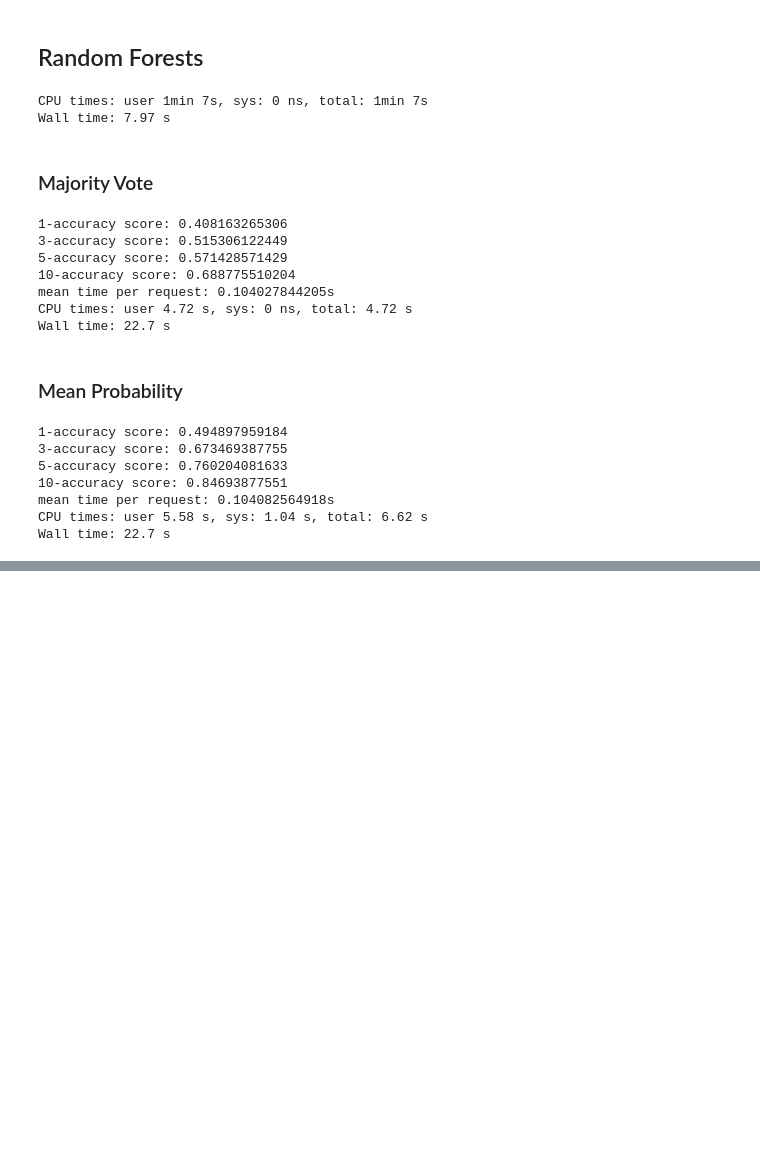
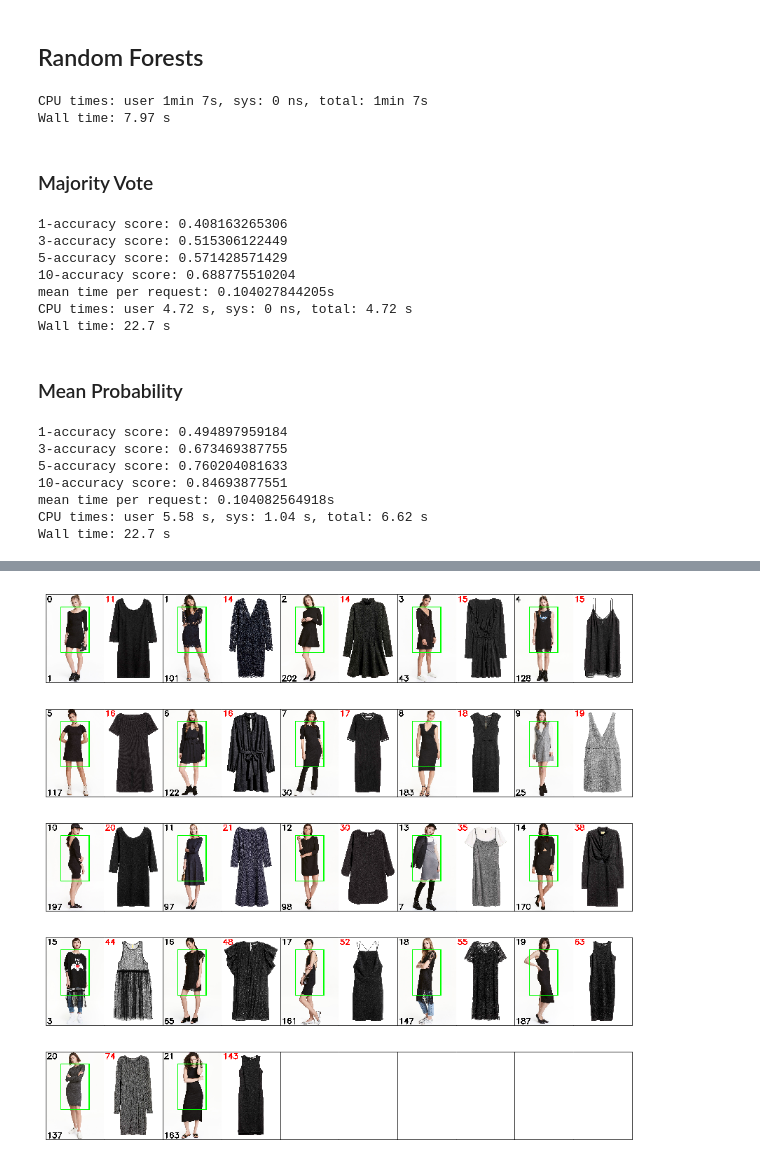
Before and after one commit to cosmo-sterin/dresscode, a Jupyter notebook: Results_DCNNs.ipynb, the cells around one changed output, grey strips where cells are left out. Drawn from its saved outputs; the diff is of its cells as text; code cells hidden in the pictures; blank space fills up the shorter version.

```diff
--- a/Results_DCNNs.ipynb
+++ b/Results_DCNNs.ipynb
@@ -596,0 +617,3 @@ Wall time: 22.7 s
+# %%
+errors_id_rank.sort(key=lambda x: x[1])
+print("sorted per retrieval rank:",errors_id_rank_best)
@@ -596,0 +631,7 @@ Wall time: 22.7 s
+# %%
+cat_error_per_id = {}
+for i,(id_,rank,best) in enumerate(errors_id_rank_best):
+    cat_error_per_id[id_] = dm.img_getter(cat_by_id[errors_id_rank[i][0]])
+quer_error_per_id = {}
+for i,(id_,rank,best) in enumerate(errors_id_rank_best):
+    quer_error_per_id[id_] = dm.img_getter(quer_by_id[errors_id_rank[i][0]])
@@ -596,0 +656,48 @@ Wall time: 22.7 s
+# %%
+fig = plt.figure(figsize=(15, 15))
+
+# gridspec inside gridspec
+outer_grid = gridspec.GridSpec(5, 5, wspace=0.0, hspace=0.0)
+for i in range(5*5):
+    inner_grid = gridspec.GridSpecFromSubplotSpec(1, 2, subplot_spec=outer_grid[i], wspace=0.0, hspace=0.0)
+
+    for j in range(2):
+        img = np.ones(img_cat_ex.shape)
+        if i < len(errors_id_rank):
+            if j == 0:
+                img = quer_error_per_id[errors_id_rank[i][0]]
+            if j == 1:
+                img = cat_error_per_id[errors_id_rank[i][0]]
+
+            img = img.copy()
+            if j == 1:
+                img = cv2.putText(img,str(errors_id_rank[i][1]), (50,300), cv2.FONT_HERSHEY_SIMPLEX,fontScale=10, thickness=40,color=(255,0,0))
+            if j == 0:
+                img = cv2.putText(img,str(i), (50,300), cv2.FONT_HERSHEY_SIMPLEX,fontScale=10, thickness=40,color=(0,0,0))
+                img = cv2.putText(img,str(errors_id_rank[i][0]), (50,3400), cv2.FONT_HERSHEY_SIMPLEX,fontScale=10, thickness=40,color=(0,0,0))
+                draw_rectangle(img,roi_query,thick=30,color=(0,255,0))
+        ax = plt.Subplot(fig, inner_grid[j])
+
+        ax.imshow(img)
+        ax.set_xticks([])
+        ax.set_yticks([])
+        fig.add_subplot(ax)
+
+all_axes = fig.get_axes()
+
+
+for ax in all_axes:
+    for sp in ax.spines.values():
+        sp.set_visible(False)
+    if ax.is_first_row():
+        ax.spines['top'].set_visible(True)
+    if ax.is_last_row():
+        ax.spines['bottom'].set_visible(True)
+    if ax.is_first_col():
+        ax.spines['left'].set_visible(True)
+    if ax.is_last_col():
+        ax.spines['right'].set_visible(True)
+
+plt.show()
+# %% [output]
+[figure, added]
```
Also changed, not shown: parts of 7 cells of this notebook.
